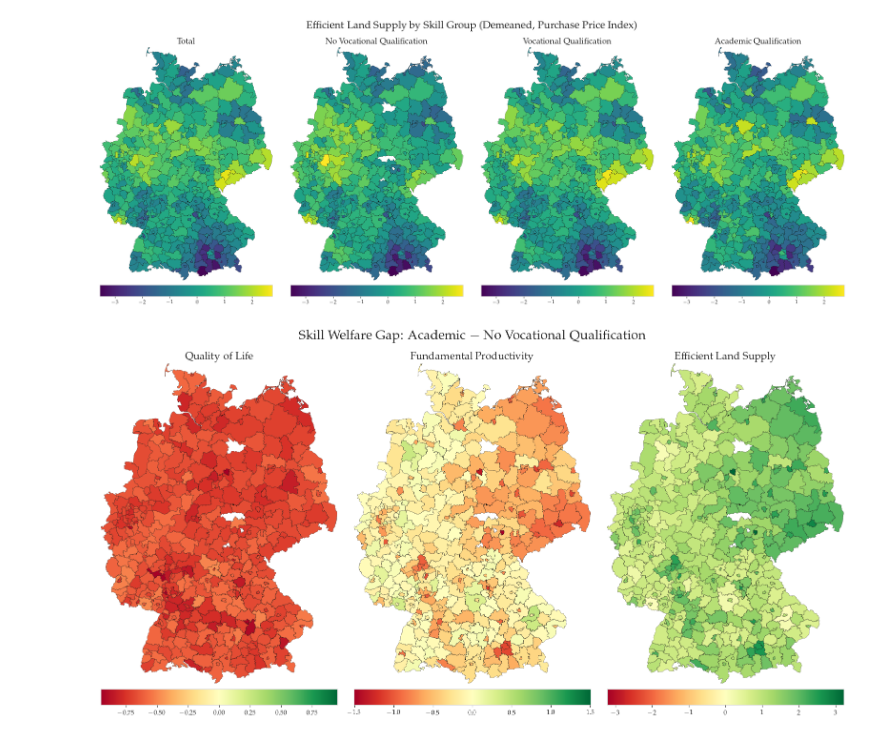
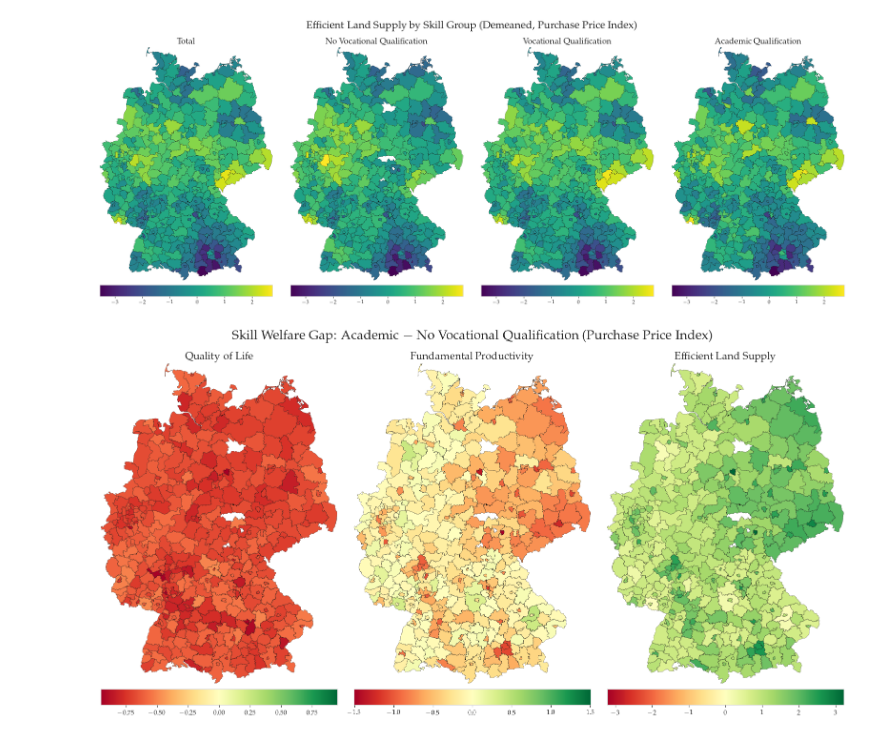
Before and after one commit to jendrkk/QSE-Tutorial, a Jupyter notebook: Topic_1/task_3.ipynb, the cells around one changed output. Saved outputs shown, nothing was run; the diff lists cells and outputs as text; code cells hidden in the pictures.

Commit message:
Add panel plot for skill welfare gap analysis

```diff
--- a/Topic_1/task_3.ipynb
+++ b/Topic_1/task_3.ipynb
@@ -338,33 +338,33 @@ for ax, (col, label) in zip(axes, FACTORS):
     gap_df["skill_gap"] = gap_df["acad"] - gap_df["noq"]
     gdf = kreise.merge(gap_df[["AGS", "skill_gap"]], left_on="RS", right_on="AGS", how="left")
 
     abs_max = gap_df["skill_gap"].abs().max()
     divider = make_axes_locatable(ax)
     cax = divider.append_axes("bottom", size="5%", pad=0.12)
     gdf.plot(
         column="skill_gap",
         ax=ax,
         cmap="RdYlGn",
         edgecolor="black",
         linewidth=0.2,
         legend=True,
         vmin=-abs_max,
         vmax=abs_max,
         cax=cax,
         legend_kwds={"orientation": "horizontal"},
     )
     cax.tick_params(labelsize=10)
     ax.set_xlim(xlim)
     ax.set_ylim(ylim)
     ax.set_title(label, fontsize=16, fontweight="bold")
     ax.set_axis_off()
 
 plt.suptitle(
-    r"Skill Welfare Gap: Academic $-$ No Vocational Qualification",
+    r"Skill Welfare Gap: Academic $-$ No Vocational Qualification (Purchase Price Index)",
     fontsize=20, fontweight="bold", y=0.95,
 )
 plt.subplots_adjust(left=0.02, right=0.98, top=0.88, bottom=0.08, wspace=0.08)
-plt.savefig(plot_dir / "panel_skill_welfare_gap.png", bbox_inches="tight", dpi=150)
+plt.savefig(plot_dir / "panel_pp_skill_welfare_gap.png", bbox_inches="tight", dpi=150)
 plt.show()
 # %% [output]
-[figure, old version]
+[figure, new version]
```
Also changed, not shown: 2 other files.
